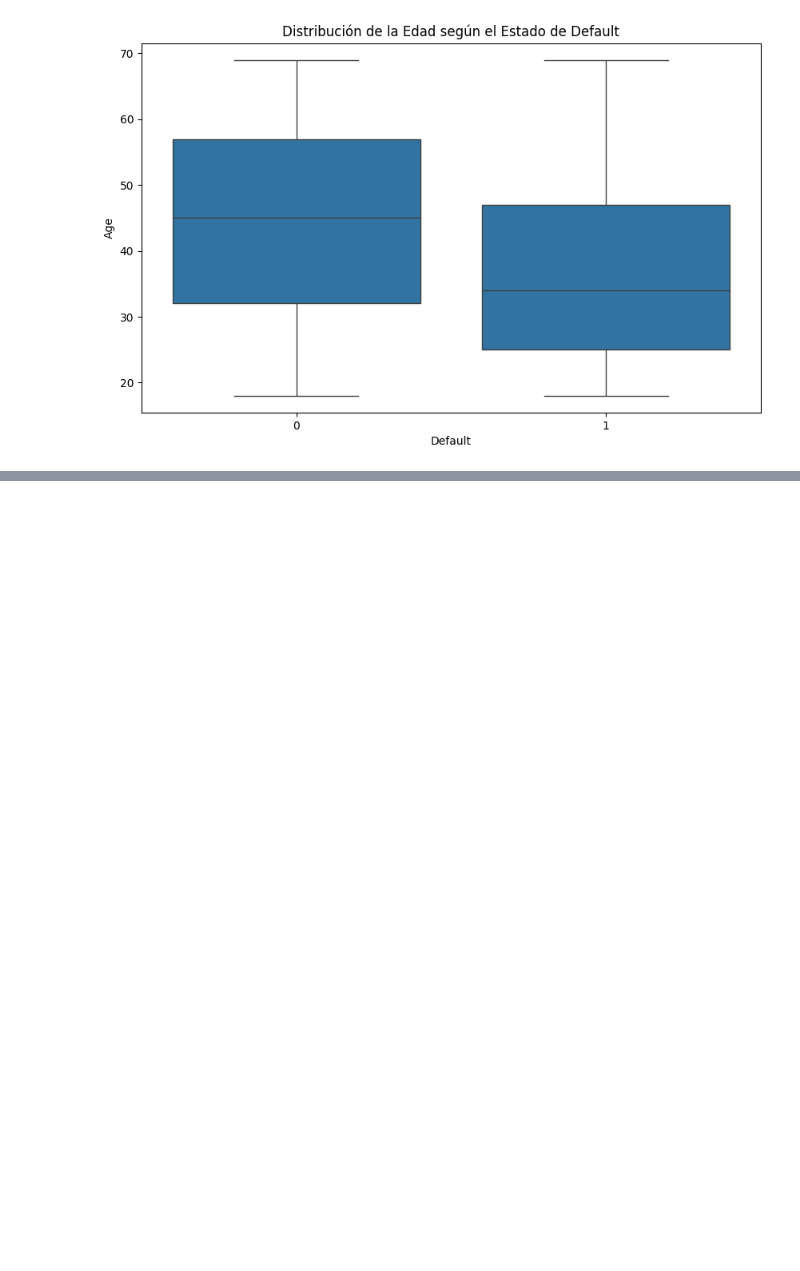
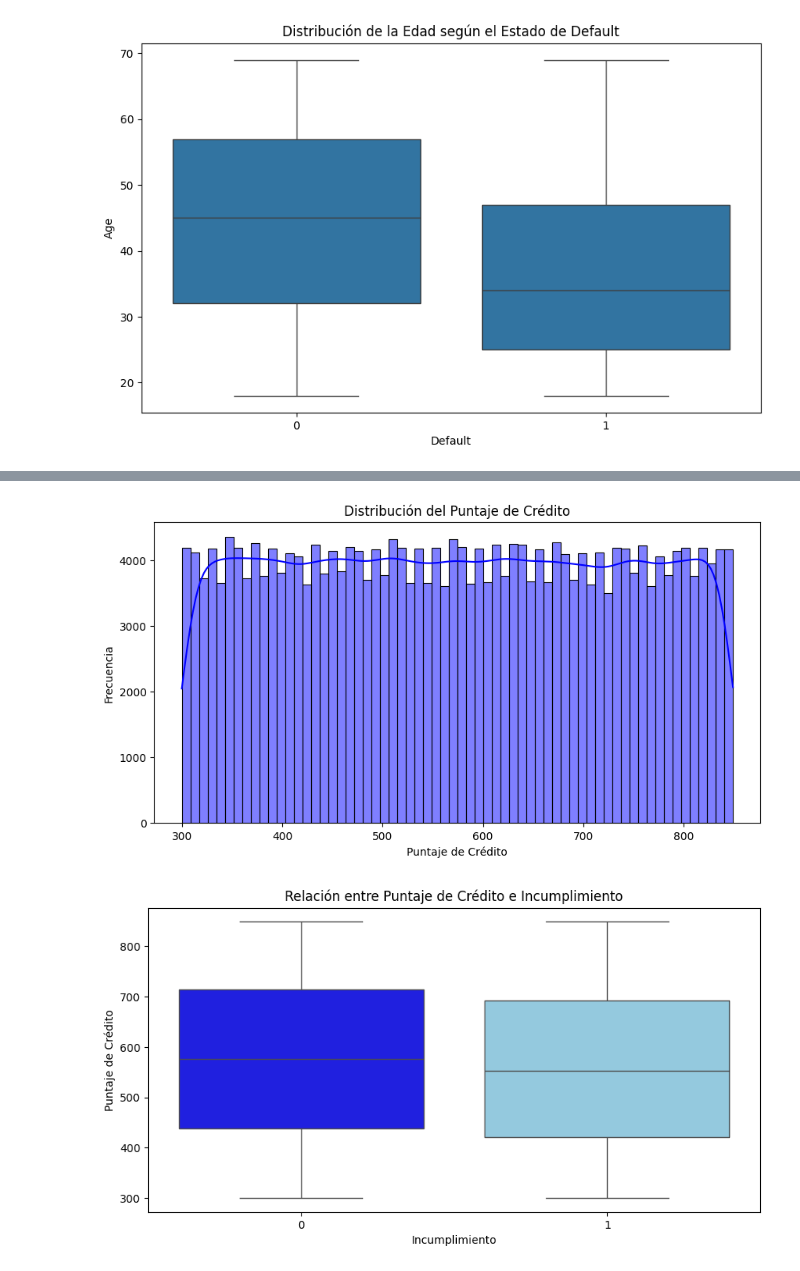
Before and after one commit to juancarignano/tp1_ML, a Jupyter notebook: tp1_ML.ipynb, the cells around one changed output, grey strips where cells are left out. Saved outputs shown, nothing was run; the diff lists cells and outputs as text; code cells hidden in the pictures; blank space fills up the shorter version.

```diff
--- a/tp1_ML.ipynb
+++ b/tp1_ML.ipynb
@@ -120,0 +169,21 @@ plt.show()
+# %%
+# CreditScore (Puntaje de Crédito)
+
+# Histograma de la variable 'CreditScore'
+plt.figure(figsize=(10, 5))
+sns.histplot(df['CreditScore'], kde=True, color='blue')
+plt.title('Distribución del Puntaje de Crédito')
+plt.xlabel('Puntaje de Crédito')
+plt.ylabel('Frecuencia')
+plt.show()
+
+# Boxplot de 'CreditScore' vs 'Default'
+plt.figure(figsize=(10, 5))
+sns.boxplot(x='Default', y='CreditScore', hue='Default', data=df, palette=['blue', 'skyblue'], legend=False)
+plt.title('Relación entre Puntaje de Crédito e Incumplimiento')
+plt.xlabel('Incumplimiento')
+plt.ylabel('Puntaje de Crédito')
+plt.show()
+# %% [output]
+[figure, added]
+[figure, added]
```
Also changed, not shown: parts of 17 cells of this notebook.
